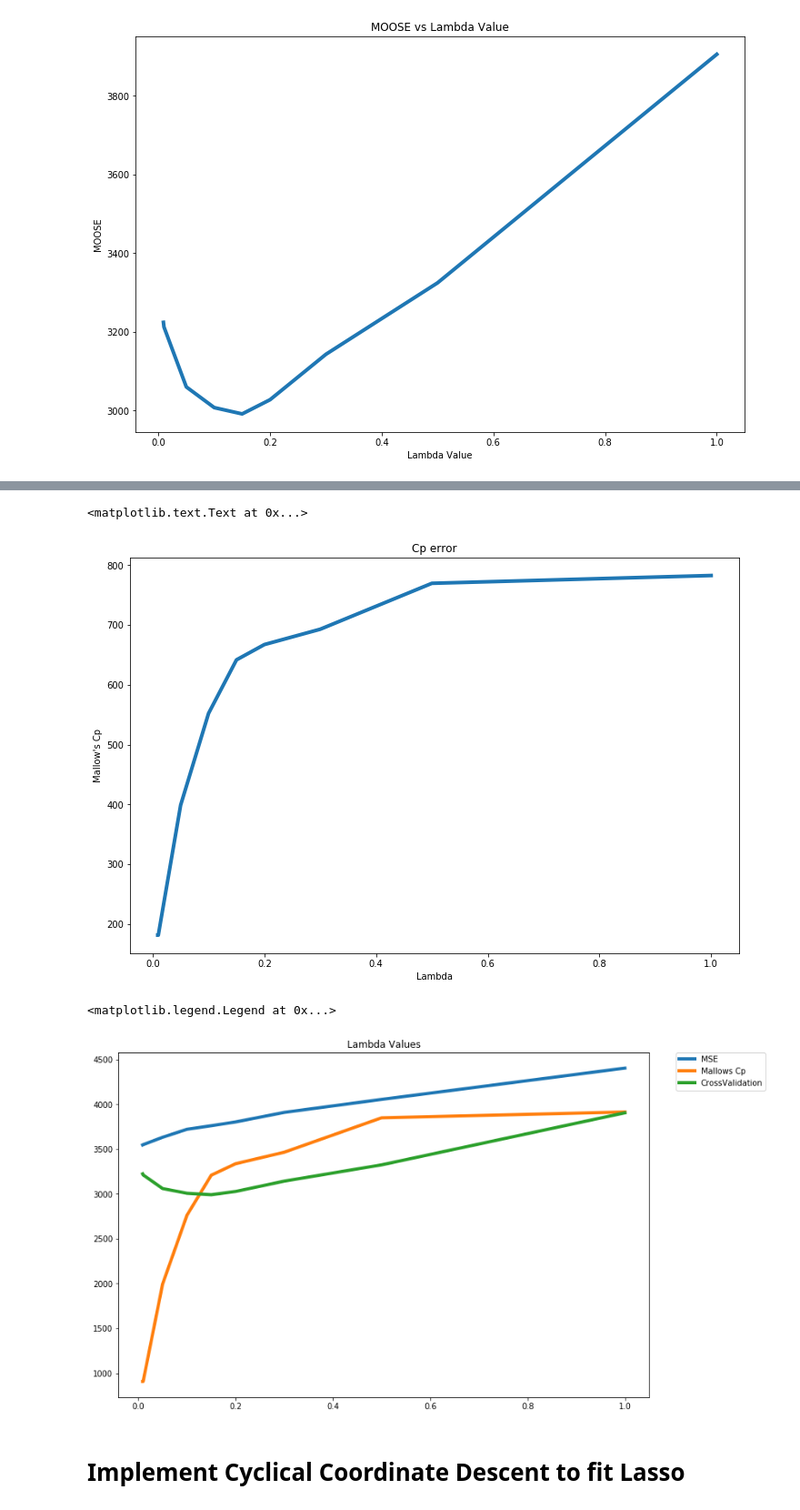
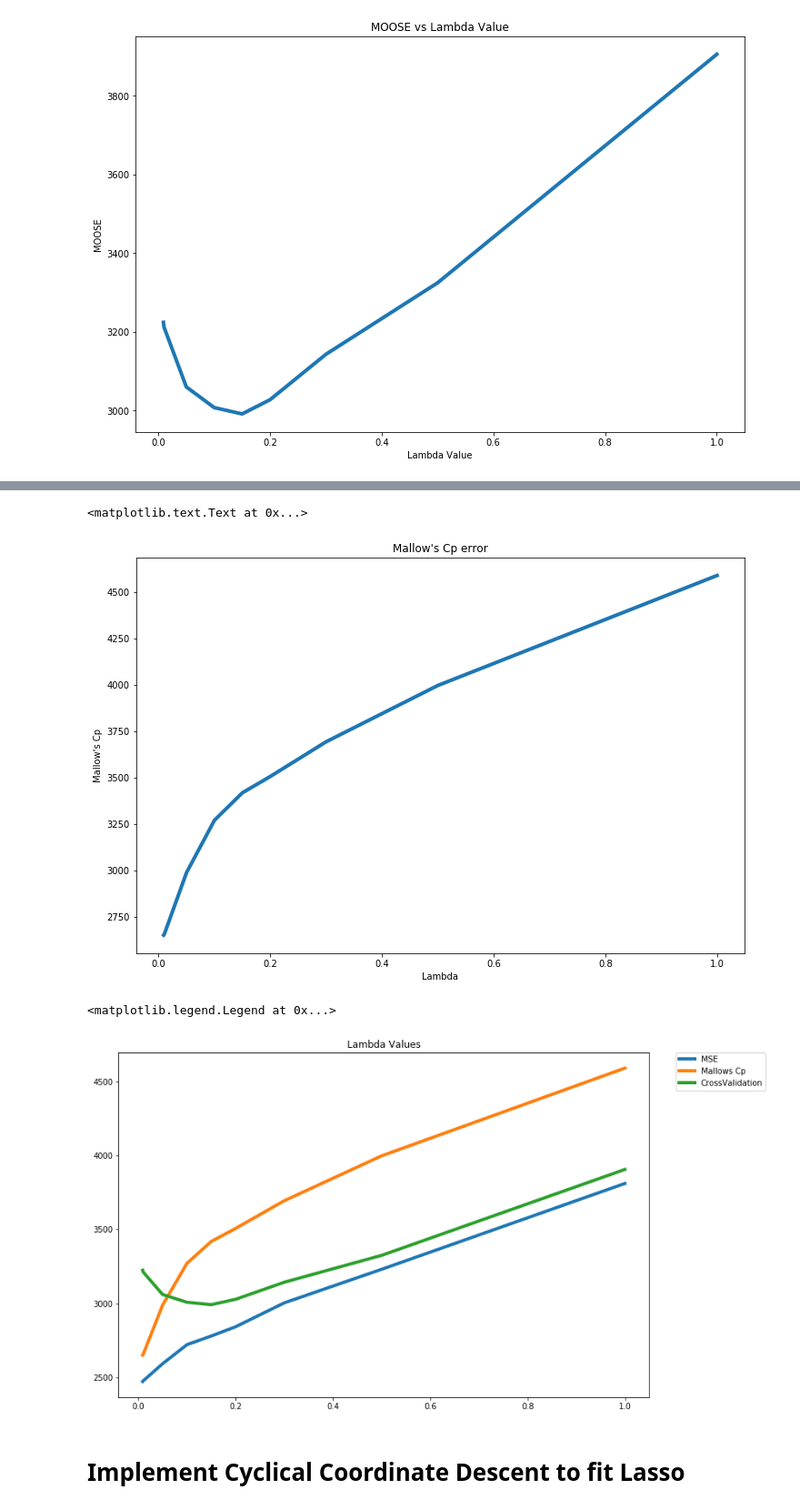
Before and after one commit to anvaribs/SDS385, a Jupyter notebook: exercises/exercises05/sparsity_notebook.ipynb, the cells around one changed output, grey strips where cells are left out. Shown at 91% size. Saved outputs shown, nothing was run; the diff lists cells and outputs as text; code cells hidden in the pictures.

```diff
--- a/exercises/exercises05/sparsity_notebook.ipynb
+++ b/exercises/exercises05/sparsity_notebook.ipynb
@@ -299,9 +299,9 @@ mse = []
 for a in testLambdas:
     lassofit = Lasso(alpha = a)
     lassofit.fit(X,Y)
-    predicted = lassofit.predict(data)
+    predicted = lassofit.predict(X)
     diff = predicted - response
-    thismse = norm(diff) / np.size(diff)
+    thismse = norm(diff)**2 / np.size(diff)
     mse.append(thismse)
 
 plt.plot(testLambdas, mse, linewidth=4.0)
@@ -393,7 +393,7 @@ for a in testLambdas:
     thislasso.fit(X,Y)
     predicted = thislasso.predict(data)
     diff = predicted - response
-    thismse = norm(diff) / np.size(diff)
+    thismse = norm(diff)**2/ np.size(diff)
     mse.append(thismse)
 
 plt.plot(testLambdas, mse, linewidth=4.0)
@@ -418,7 +418,7 @@ for j in range(len(coeffs[0])):
 # Calculate variance
 ols = LinearRegression()
 ols.fit(data,response)
-olspred = ols.predict(data)
+olspred = ols.predict(X)
 sigmasquare = 1 / ( N - P ) * np.sum((response - olspred)**2)
 
 Cp = copy.copy(mse)
@@ -430,21 +430,21 @@ for j in range(len(Cp)):
 plt.plot(testLambdas, Cp, linewidth=4.0)
 plt.xlabel("Lambda")
 plt.ylabel("Mallow's Cp")
-plt.title("Cp error")
+plt.title("Mallow's Cp error")
 # %% [output]
 <matplotlib.text.Text at 0x...>
-[figure, old version]
+[figure, new version]
 # %%
 fig1 = plt.figure()
 ax1 = fig1.add_subplot(111)
-ax1.plot(testLambdas,[ m * 1500 for m in mse],label="MSE", linewidth=4.0)
-ax1.plot(testLambdas,[ c * 5 for c in Cp],label="Mallows Cp", linewidth=4.0)
+ax1.plot(testLambdas,[ m  for m in mse],label="MSE", linewidth=4.0)
+ax1.plot(testLambdas,[ c  for c in Cp],label="Mallows Cp", linewidth=4.0)
 ax1.plot(testLambdas, moose, label="CrossValidation", linewidth=4.0)
 ax1.set_title("Lambda Values")
 ax1.legend(bbox_to_anchor=(1.05, 1), loc=2, borderaxespad=0.)
 # %% [output]
 <matplotlib.legend.Legend at 0x...>
-[figure, old version]
+[figure, new version]
 # %% [markdown]
 # Implement Cyclical Coordinate Descent to fit Lasso
 # %%
```
Also changed, not shown: parts of 5 cells of this notebook.
